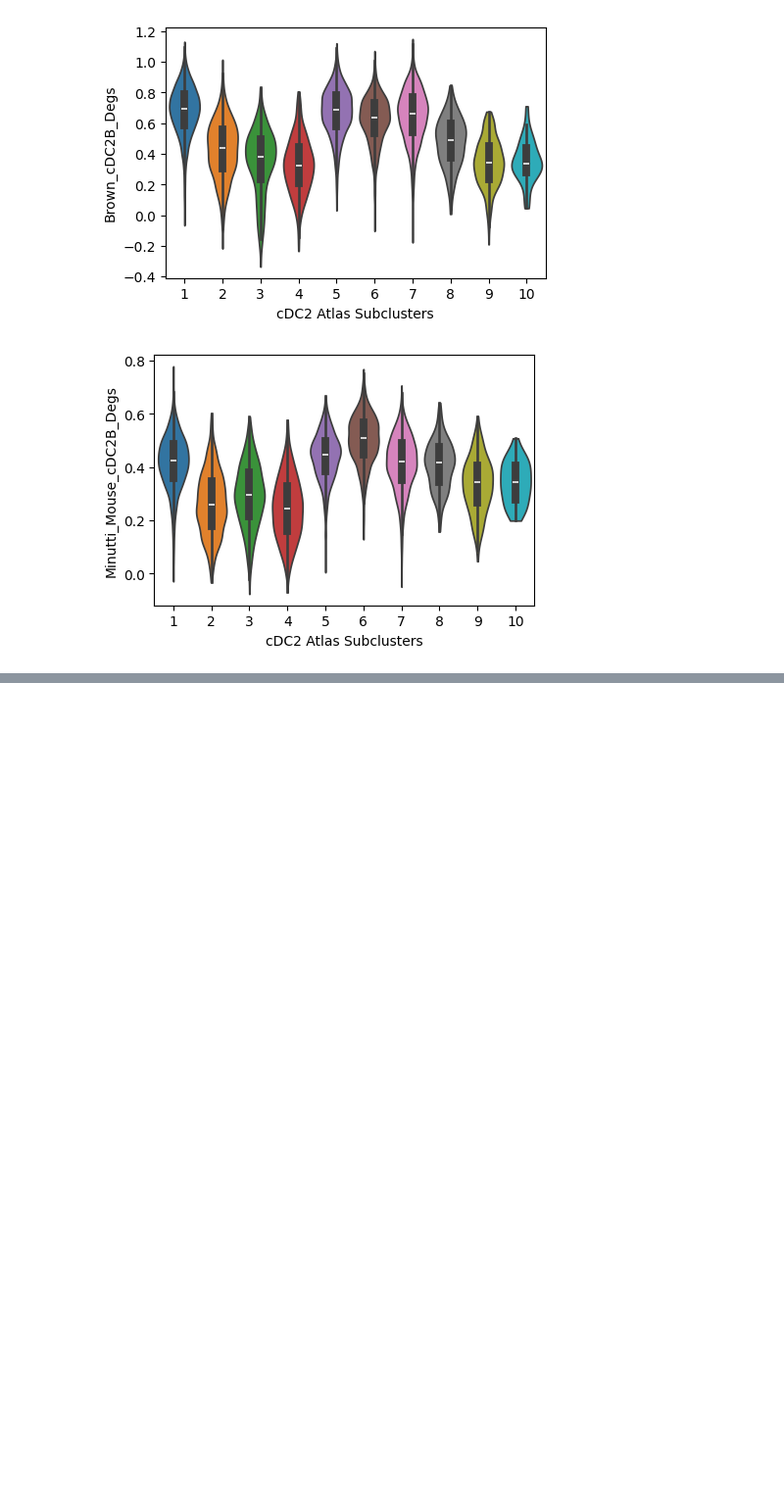
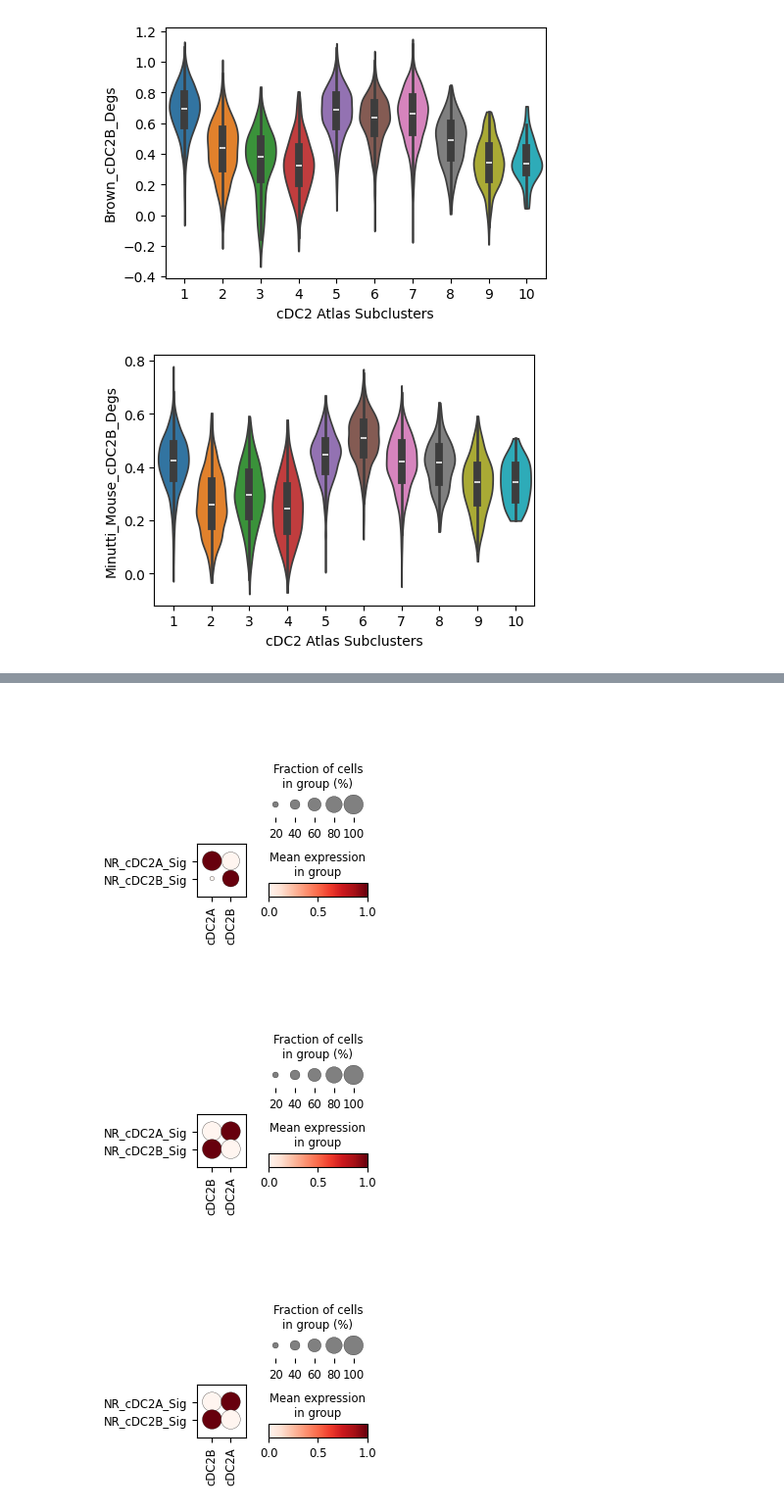
Before and after one commit to tuonglab/Nikita-project, a Jupyter notebook: notebooks/Brown_Minutti_sc_data_DC2A_B/2025-07-17_cDC2A_B_DEGS_fromBrown-Minutti.ipynb, the cells around one changed output, grey strips where cells are left out. Shown at 98% size. Saved outputs shown, nothing was run; the diff lists cells and outputs as text; code cells hidden in the pictures; blank space fills up the shorter version.

Commit message:
Brown_minutti overlays

```diff
--- a/notebooks/Brown_Minutti_sc_data_DC2A_B/2025-07-17_cDC2A_B_DEGS_fromBrown-Minutti.ipynb
+++ b/notebooks/Brown_Minutti_sc_data_DC2A_B/2025-07-17_cDC2A_B_DEGS_fromBrown-Minutti.ipynb
@@ -310,0 +361,3 @@ with plt.rc_context({"figure.figsize": (5, 3.5)}):
+# %%
+# subset to just cDC2 A and B
+data_Minutti_AB = data_Minutti[data_Minutti.obs["leiden"].isin(["10", "2"])]
@@ -310,0 +371,8 @@ with plt.rc_context({"figure.figsize": (5, 3.5)}):
+# %%
+# make new meta column
+data_Minutti_AB.obs["NR_cDC2AB"] = data_Minutti_AB.obs["leiden"].map(
+    {
+        "2": "cDC2B",
+        "10": "cDC2A"
+    }
+)
@@ -310,0 +395,8 @@ with plt.rc_context({"figure.figsize": (5, 3.5)}):
+# %%
+# make new meta column
+data_DC2.obs["NR_cDC2AB"] = data_DC2.obs["cDC2_A-B"].map(
+    {
+        "cDC2B": "cDC2B",
+        "cDC2A": "cDC2A"
+    }
+)
@@ -310,0 +439,10 @@ with plt.rc_context({"figure.figsize": (5, 3.5)}):
+# %%
+colour_vars = ["NR_cDC2A_Sig","NR_cDC2B_Sig"]
+# %%
+sc.pl.dotplot(data_DC2, colour_vars, groupby="NR_cDC2AB", standard_scale="var", swap_axes=True)
+sc.pl.dotplot(data_Brown_AB, colour_vars, groupby="NR_cDC2AB", standard_scale="var", swap_axes=True)
+sc.pl.dotplot(data_Minutti_AB, colour_vars, groupby="NR_cDC2AB", standard_scale="var", swap_axes=True)
+# %% [output]
+[figure, added]
+[figure, added]
+[figure, added]
```
Also changed, not shown: parts of 74 cells of this notebook.
